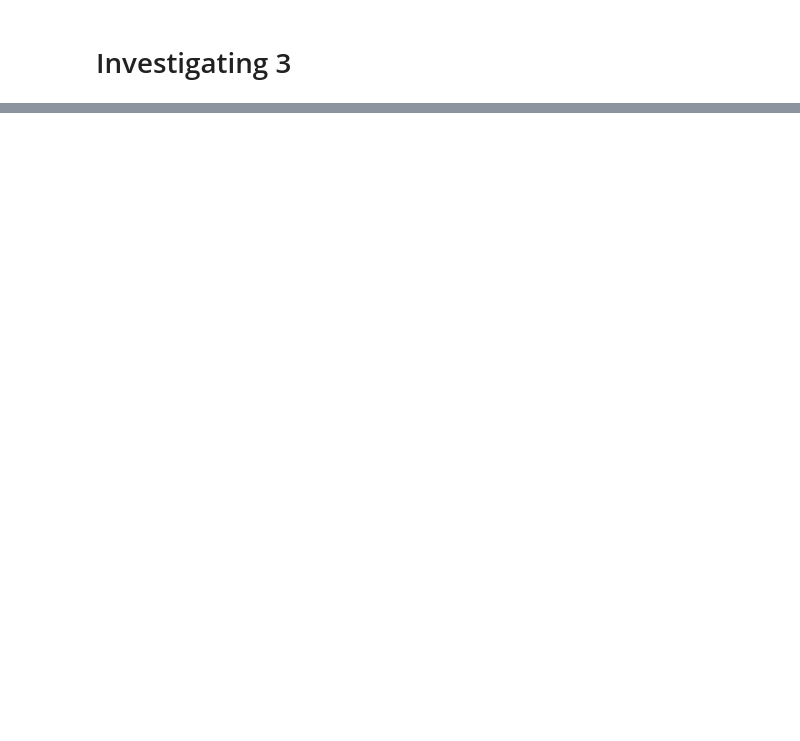
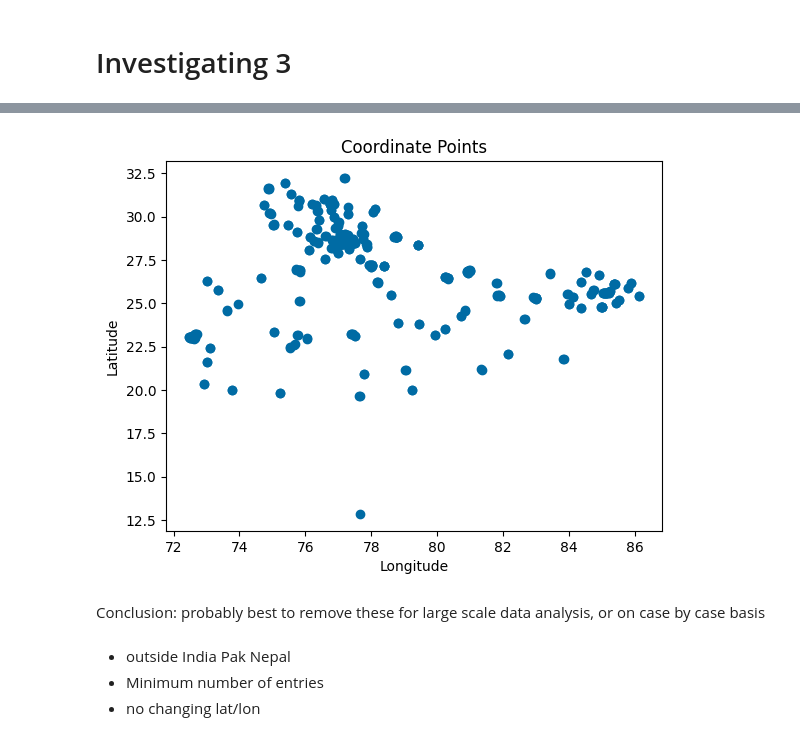
Before and after one commit to digitalterrascope/aqi-data-analysis, a Jupyter notebook: data_testing.ipynb, the cells around one changed output, grey strips where cells are left out. Cells and saved outputs as stored; diff of their text form; code cells hidden in the pictures; blank space fills up the shorter version.

Commit message:
discrepencies in data

```diff
--- a/data_testing.ipynb
+++ b/data_testing.ipynb
@@ -103,0 +157,34 @@ df_threesremoved.group_by("country").len().sort("len", descending=True)
+# %%
+df_unique = df.unique(subset=["locationId", "lat", "lon"])
+df_unique = df_unique.filter(pl.col("locationId").is_in(bad_ids))
+# %%
+plot_coords = []
+
+for loc_id, group in df_unique.group_by("locationId"):
+    counts = (
+        df.filter(pl.col("locationId") == loc_id[0])
+        .group_by(["lat", "lon"])
+        .agg([
+            pl.len().alias("count"),
+            pl.col("last_updated").max().alias("max_last_updated")
+        ])
+    )
+
+    coords = counts.select(["lat", "lon"]).to_numpy()
+
+    print(f"\nLocation ID: {loc_id}")
+
+    for lat, lon, count, max_last_updated in counts.iter_rows():
+        print(
+            f"  ({lat}, {lon}) appears {count} times "
+            f"| max(last_updated) = {max_last_updated}"
+        )
+
+    if len(coords) == 2:
+        p1 = (coords[0][0], coords[0][1])
+        p2 = (coords[1][0], coords[1][1])
+        distance_m = geodesic(p1, p2).meters
+        print(f"  Distance between coordinates: {distance_m:.2f} meters")
+
+        plot_coords.append(p1)
+        plot_coords.append(p2)
@@ -103,0 +209,18 @@ df_threesremoved.group_by("country").len().sort("len", descending=True)
+# %%
+lats = [p[0] for p in plot_coords]
+lons = [p[1] for p in plot_coords]
+
+plt.figure()
+plt.scatter(lons, lats)
+plt.xlabel("Longitude")
+plt.ylabel("Latitude")
+plt.title("Coordinate Points")
+plt.show()
+# %% [output]
+[figure, added]
+# %% [markdown]
+Conclusion: probably best to remove these for large scale data analysis, or on case by case basis
+# %% [markdown]
+ - outside India Pak Nepal
+ - Minimum number of entries
+ - no changing lat/lon
```
Also changed, not shown: parts of 21 cells of this notebook.
